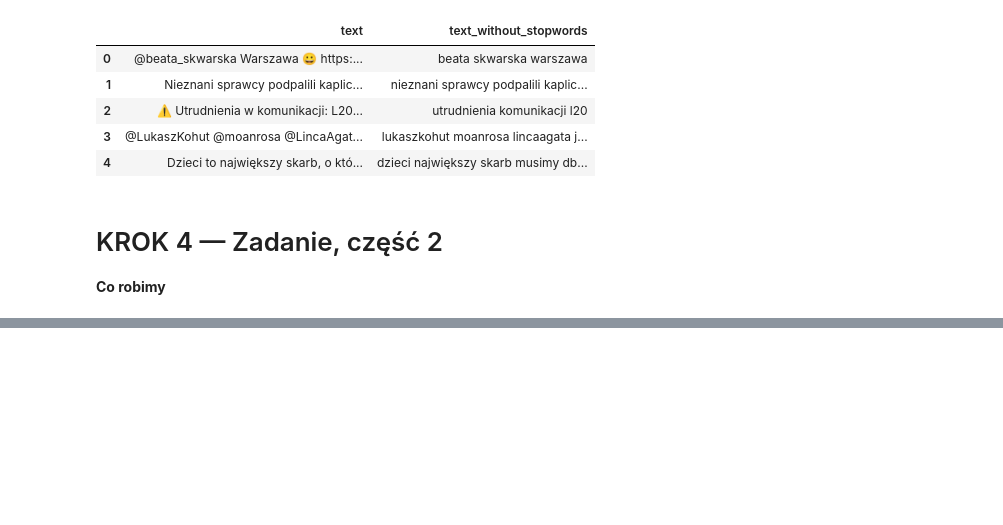
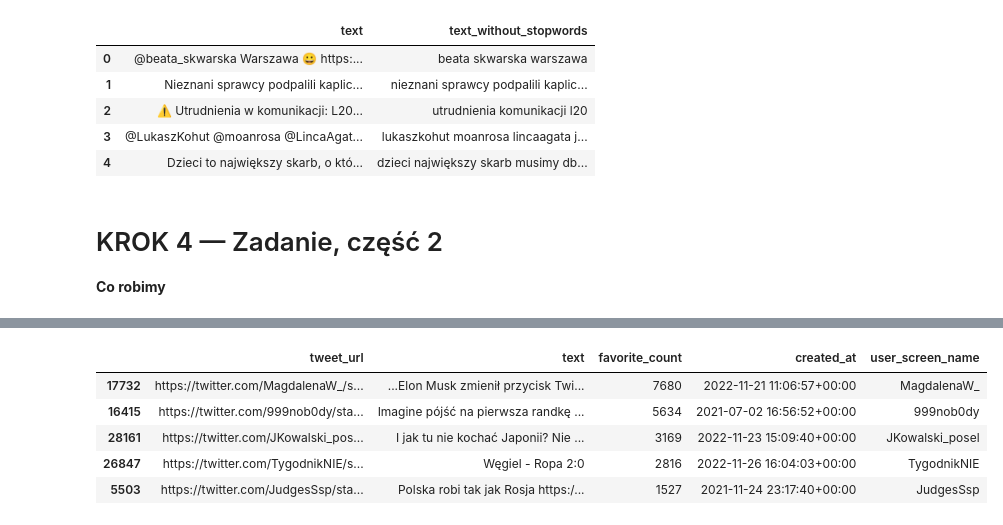
Before and after one commit to ludmilaqlawik/Projekt-zaliczeniowy-WSB, a Jupyter notebook: Projekt_zaliczeniowy_WSB.ipynb, the cells around one changed output, grey strips where cells are left out. Drawn from its saved outputs; the diff is of its cells as text; code cells hidden in the pictures; blank space fills up the shorter version.

```diff
--- a/Projekt_zaliczeniowy_WSB.ipynb
+++ b/Projekt_zaliczeniowy_WSB.ipynb
@@ -601,0 +606,33 @@ df[["text", "text_without_stopwords"]].head(5)
+# %%
+# Przygotowanie danych do zadania: importy i wybór kolumn
+import pandas as pd
+from IPython.display import display
+
+def first_existing(candidates):
+    """Zwraca pierwszą nazwę kolumny, która istnieje w df (albo None jeśli żadna nie pasuje)."""
+    return next((c for c in candidates if c in df.columns), None)
+
+# Kolumny do lajków i retweetów (różne datasety mają różne nazwy)
+LIKE_COL = first_existing(["favorite_count", "like_count", "likes", "favourites_count"])
+RT_COL   = first_existing(["retweet_count", "retweets", "rt_count"])
+
+# Kolumny użytkownika
+USER_ID_COL      = first_existing(["user_id", "user.id", "author_id"])
+USER_NAME_COL    = first_existing(["user_screen_name", "user_username", "screen_name", "user_name", "username"])
+USER_CREATED_COL = first_existing(["user_created_at"])
+FOLLOWERS_COL    = first_existing(["user_followers_count", "followers_count"])
+VERIFIED_COL     = first_existing(["user_verified", "verified"])
+
+# Kolumny bezpieczeństwa i linków
+SENSITIVE_COL = first_existing(["possibly_sensitive"])
+TWEET_URL_COL = first_existing(["tweet_url", "url"])
+
+# Kontrola
+print("LIKE_COL:", LIKE_COL)
+print("RT_COL:", RT_COL)
+print("USER_NAME_COL:", USER_NAME_COL)
+print("USER_CREATED_COL:", USER_CREATED_COL)
+print("FOLLOWERS_COL:", FOLLOWERS_COL)
+print("VERIFIED_COL:", VERIFIED_COL)
+print("SENSITIVE_COL:", SENSITIVE_COL)
+print("TWEET_URL_COL:", TWEET_URL_COL)
@@ -601,0 +648,15 @@ df[["text", "text_without_stopwords"]].head(5)
+# %%
+# Sortuję tweety malejąco po polubieniach i biorę 5 pierwszych
+if LIKE_COL is None:
+    print("Nie znaleziono kolumny z polubieniami (LIKE_COL). Sprawdź nazwy kolumn w df.columns.")
+else:
+    cols_to_show = [c for c in [TWEET_URL_COL, "text", LIKE_COL, "created_at", USER_NAME_COL] if c in df.columns and c is not None]
+    top5_likes = df.sort_values(LIKE_COL, ascending=False).head(5)
+    display(top5_likes[cols_to_show])
+# %% [output]
+|  | tweet_url | text | favorite_count | created_at | user_screen_name |
+| 17732 | https://twitter.com/MagdalenaW_/s... | ...Elon Musk zmienił przycisk Twi... | 7680 | 2022-11-21 11:06:57+00:00 | MagdalenaW_ |
+| 16415 | https://twitter.com/999nob0dy/sta... | Imagine pójść na pierwsza randkę ... | 5634 | 2021-07-02 16:56:52+00:00 | 999nob0dy |
+| 28161 | https://twitter.com/JKowalski_pos... | I jak tu nie kochać Japonii? Nie ... | 3169 | 2022-11-23 15:09:40+00:00 | JKowalski_posel |
+| 26847 | https://twitter.com/TygodnikNIE/s... | Węgiel - Ropa 2:0 | 2816 | 2022-11-26 16:04:03+00:00 | TygodnikNIE |
+| 5503 | https://twitter.com/JudgesSsp/sta... | Polska robi tak jak Rosja https:/... | 1527 | 2021-11-24 23:17:40+00:00 | JudgesSsp |
```
Also changed, not shown: parts of 13 cells of this notebook.
